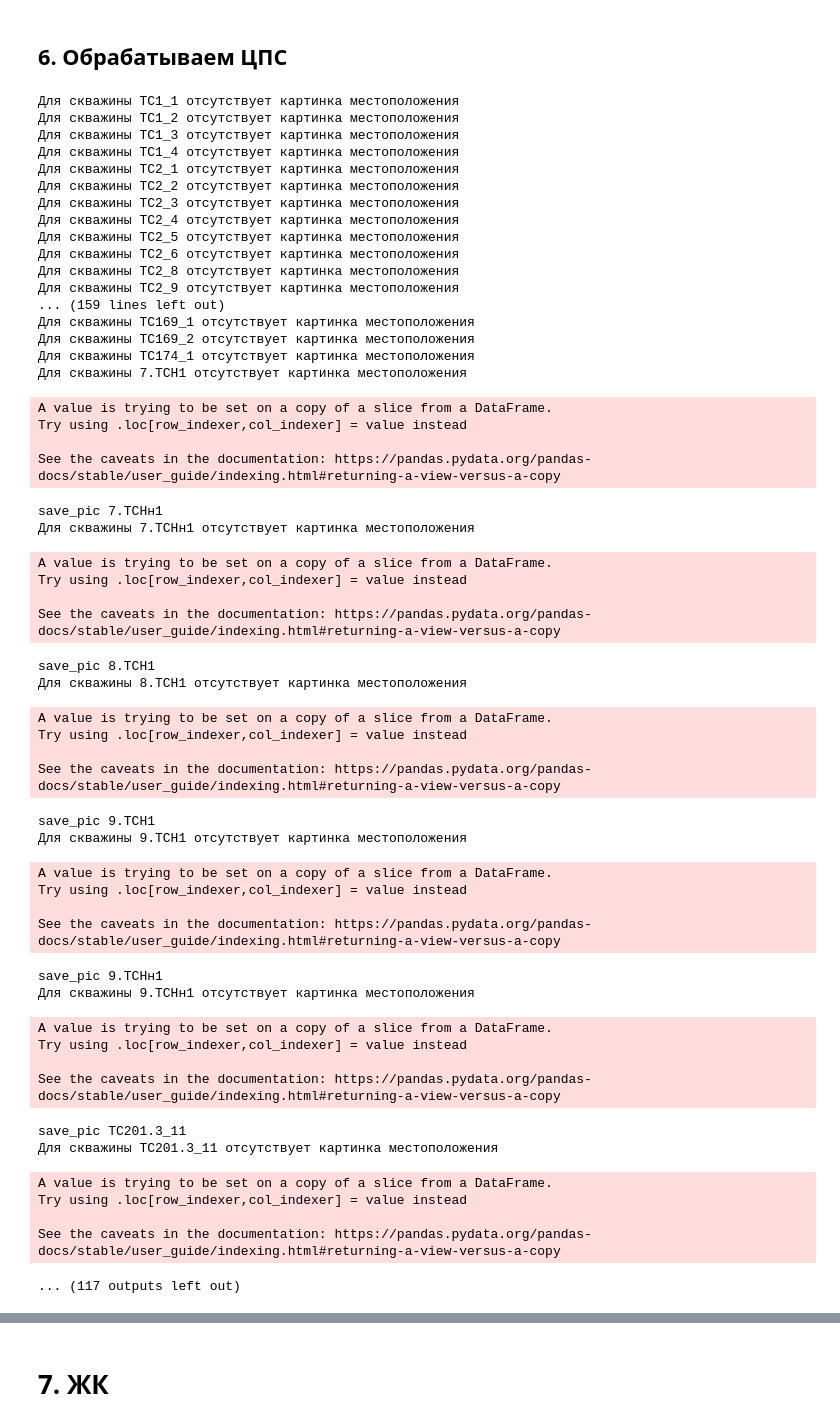
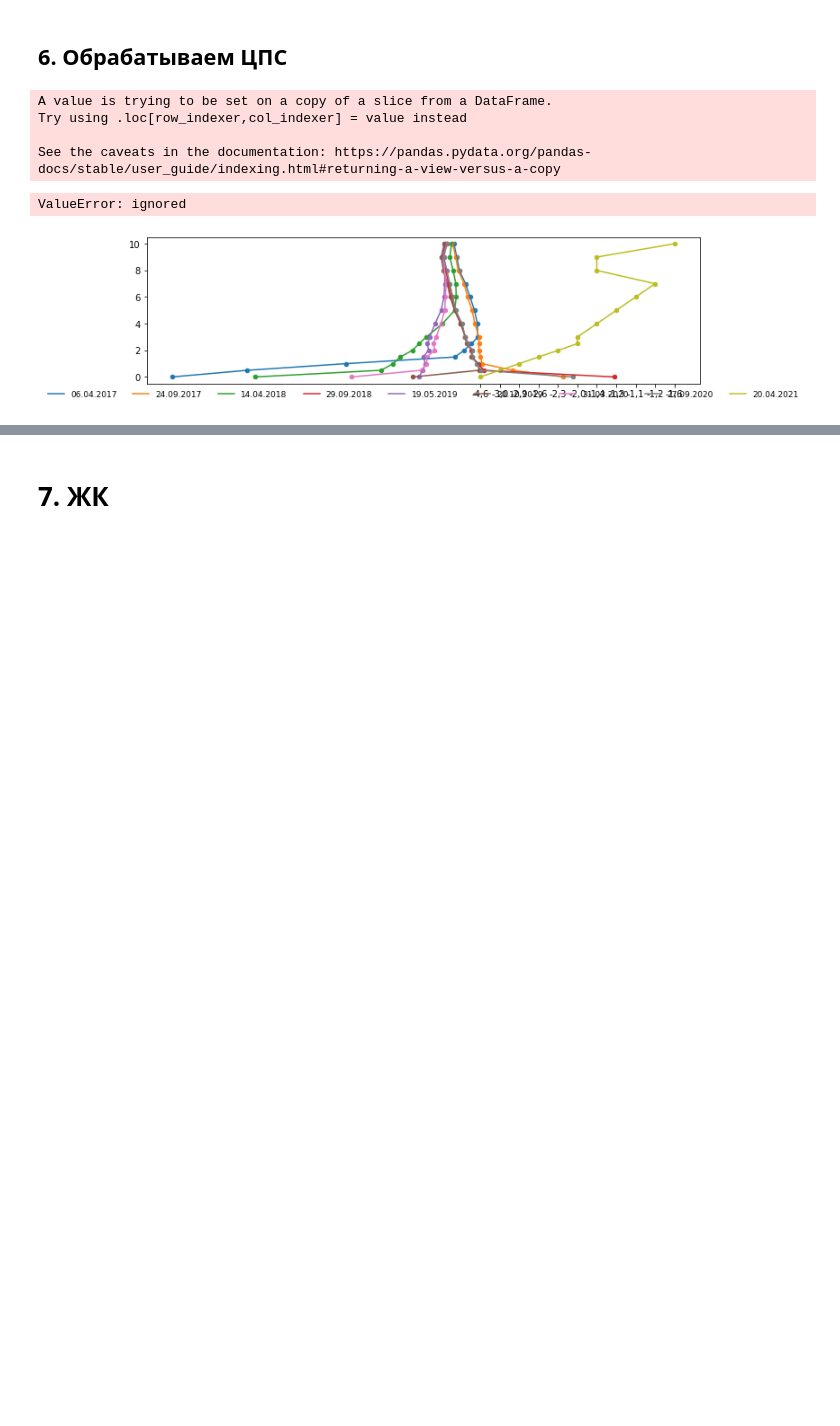
Before and after one commit to NikolaevMikhailRoma/m_project, a Jupyter notebook: Mesoyaha_passports.ipynb, the cells around one changed output, grey strips where cells are left out. Drawn from its saved outputs; the diff is of its cells as text; code cells hidden in the pictures; blank space fills up the shorter version.

```diff
--- a/Mesoyaha_passports.ipynb
+++ b/Mesoyaha_passports.ipynb
@@ -813,93 +816,54 @@ Vse
 ## 6. Обрабатываем ЦПС
 # %%
 path_to_file = 'drive/MyDrive/WORK/Месояха/Том 8/Том VIII Приложение И_ЦПС.xlsx' # относительный путь до приложения
-list_of_table_names = ['ЦПС Осень 2020',
+list_of_table_names = ['ЦПС Весна 2017',
+                       'ЦПС Осень 2017',
+                       'ЦПС Весна 2018',
+                       'ЦПС Осень 2018',
+                       'ЦПС Весна 2019',
+                       'ЦПС Осень 2019',
+                       'ЦПС Весна 2020',
+                       'ЦПС Осень 2020',
                        'ЦПС Весна 2021'] #обрабатываемые листы в порядке заполнения пасспорта
-column_with_well_names = 'Unnamed: 3'
+column_with_well_names = 'Unnamed: 2'
 name_of_area = 'Площадка ЦПС' #название площадки
-do_you_want_refrest_graph = False # Хотите ли обновить графики (True - если хотим, False - если нет)
+do_you_want_refrest_graph = True # Хотите ли обновить графики (True - если хотим, False - если нет)
 df = read_df(path_to_file, list_of_table_names=list_of_table_names, name_of_area = name_of_area, column_with_well_names = column_with_well_names) # инициируем данные сводной ведомости в систему
 
 # задаём файл паспортов и сохранаяем его рядом с обрабатываемым файлом (сводной) (здесь _passports означает приписку к первоначальному файлу)
 name_of_passport_file = path_to_file[:-5]+'_passports'+ path_to_file[-5:] # имя пасспорта
 
 # def create_and_fill_xlsx_file(df, ): # попозже
 # создаем и заполняем экселевский файл
 wb = openpyxl.Workbook() # создаем файл
 list_of_unique_wells = list(df['Скважина'].dropna().unique()) # записываем имена пасспортов
 for well in list_of_unique_wells: # проходим циклом по именам пасспортов
 
     df_of_well = df[df['Скважина'] == well] # пока обойдемся без сортировки
     well = well.replace('/', '_')
     # df_of_well['Скважина'] =
     ws = wb.create_sheet(title = well)
     fifteen_meter_well = False # по умолчанию
 
     ### Заголовок паспорта термометрической скважины:
     add_heading (well,)
 
     ### Местоположение термоскважины
     genplan_position = df_of_well['Позиция по ГП'].iloc[-1]
     add_location(name_of_area, genplan_position)
 
     ### Проверяем на 15-метровость скважины
     if list(df_of_well['12.0'].dropna()) or list(df_of_well['14.0'].dropna()) or (list(df_of_well['15.0'].dropna())):
       fifteen_meter_well = True
     add_temperature_table(df_of_well, name_of_area, variant = 1)
 
 wb.save(name_of_passport_file)
 
 print('Vse')
 # %% [output]
-Для скважины ТС1_1 отсутствует картинка местоположения
-Для скважины ТС1_2 отсутствует картинка местоположения
-Для скважины ТС1_3 отсутствует картинка местоположения
-Для скважины ТС1_4 отсутствует картинка местоположения
-Для скважины ТС2_1 отсутствует картинка местоположения
-Для скважины ТС2_2 отсутствует картинка местоположения
-Для скважины ТС2_3 отсутствует картинка местоположения
-Для скважины ТС2_4 отсутствует картинка местоположения
-Для скважины ТС2_5 отсутствует картинка местоположения
-Для скважины ТС2_6 отсутствует картинка местоположения
-Для скважины ТС2_8 отсутствует картинка местоположения
-Для скважины ТС2_9 отсутствует картинка местоположения
-... (159 lines left out)
-Для скважины ТС169_1 отсутствует картинка местоположения
-Для скважины ТС169_2 отсутствует картинка местоположения
-Для скважины ТС174_1 отсутствует картинка местоположения
-Для скважины 7.ТСН1 отсутствует картинка местоположения
+A value is trying to be set on a copy of a slice from a DataFrame.
+Try using .loc[row_indexer,col_indexer] = value instead
+
+See the caveats in the documentation: https://pandas.pydata.org/pandas-docs/stable/user_guide/indexing.html#returning-a-view-versus-a-copy
-A value is trying to be set on a copy of a slice from a DataFrame.
-Try using .loc[row_indexer,col_indexer] = value instead
-
-See the caveats in the documentation: https://pandas.pydata.org/pandas-docs/stable/user_guide/indexing.html#returning-a-view-versus-a-copy
+ValueError: ignored
-save_pic 7.ТСНн1
-Для скважины 7.ТСНн1 отсутствует картинка местоположения
-A value is trying to be set on a copy of a slice from a DataFrame.
-Try using .loc[row_indexer,col_indexer] = value instead
-
-See the caveats in the documentation: https://pandas.pydata.org/pandas-docs/stable/user_guide/indexing.html#returning-a-view-versus-a-copy
-save_pic 8.ТСН1
-Для скважины 8.ТСН1 отсутствует картинка местоположения
-A value is trying to be set on a copy of a slice from a DataFrame.
-Try using .loc[row_indexer,col_indexer] = value instead
-
-See the caveats in the documentation: https://pandas.pydata.org/pandas-docs/stable/user_guide/indexing.html#returning-a-view-versus-a-copy
-save_pic 9.ТСН1
-Для скважины 9.ТСН1 отсутствует картинка местоположения
-A value is trying to be set on a copy of a slice from a DataFrame.
-Try using .loc[row_indexer,col_indexer] = value instead
-
-See the caveats in the documentation: https://pandas.pydata.org/pandas-docs/stable/user_guide/indexing.html#returning-a-view-versus-a-copy
-save_pic 9.ТСНн1
-Для скважины 9.ТСНн1 отсутствует картинка местоположения
-A value is trying to be set on a copy of a slice from a DataFrame.
-Try using .loc[row_indexer,col_indexer] = value instead
-
-See the caveats in the documentation: https://pandas.pydata.org/pandas-docs/stable/user_guide/indexing.html#returning-a-view-versus-a-copy
-save_pic ТС201.3_11
-Для скважины ТС201.3_11 отсутствует картинка местоположения
-A value is trying to be set on a copy of a slice from a DataFrame.
-Try using .loc[row_indexer,col_indexer] = value instead
-
-See the caveats in the documentation: https://pandas.pydata.org/pandas-docs/stable/user_guide/indexing.html#returning-a-view-versus-a-copy
-... (117 outputs left out)
+[figure, added]
```
Also changed, not shown: parts of 8 cells of this notebook.
